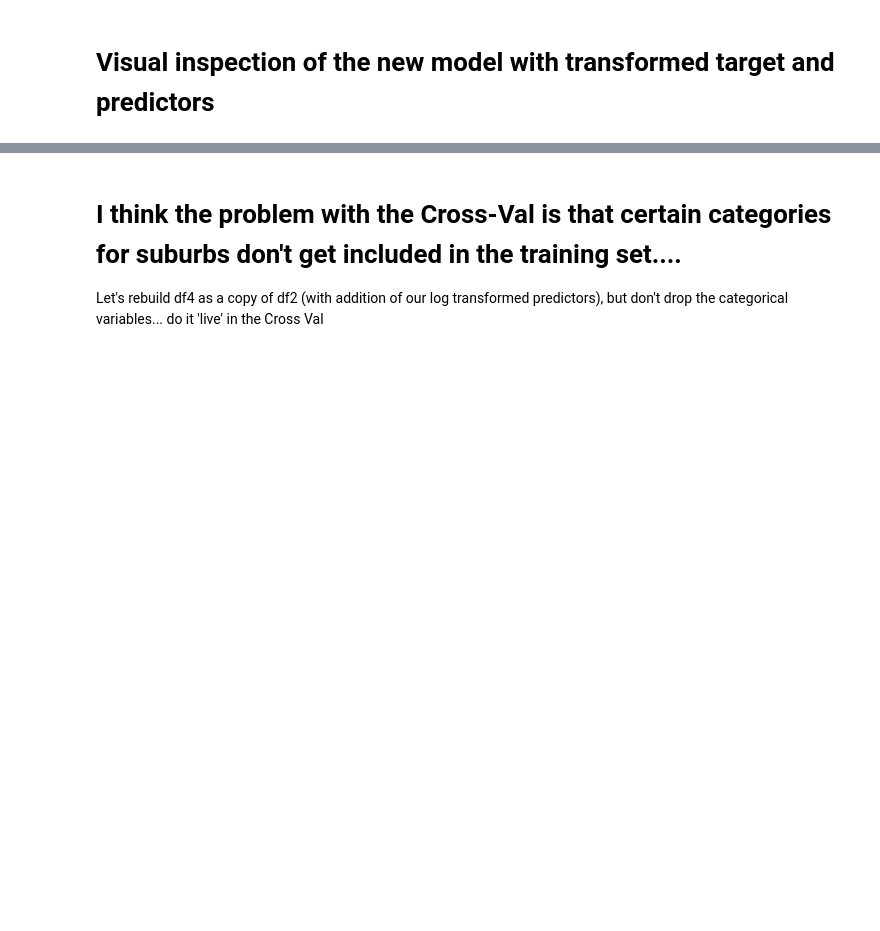
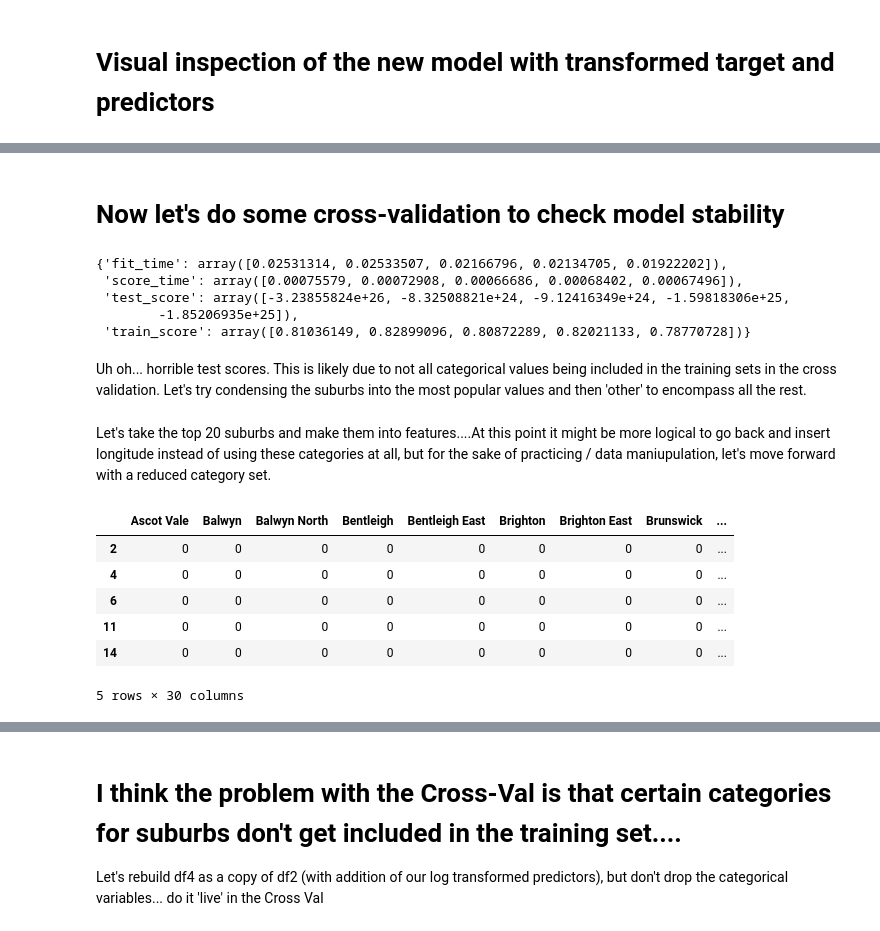
Before and after one commit to ryan-t-mitchell/thinkful_bootcamp, a Jupyter notebook: unit3_deeper_into_supervised_learning/3.1.4+Challenge+Linear+Regression+vs+KNN.ipynb, the cells around one changed output, grey strips where cells are left out. Saved outputs shown, nothing was run; the diff lists cells and outputs as text; code cells hidden in the pictures; blank space fills up the shorter version.

```diff
--- a/unit3_deeper_into_supervised_learning/3.1.4+Challenge+Linear+Regression+vs+KNN.ipynb
+++ b/unit3_deeper_into_supervised_learning/3.1.4+Challenge+Linear+Regression+vs+KNN.ipynb
@@ -519 +484,18 @@ plt.show()
 [figure]
+# %% [markdown]
+# Now let's do some cross-validation to check model stability
+# %%
+cross_validate(regr, X, Y, cv = 5, return_train_score=True)
+# %% [output]
+{'fit_time': array([0.02531314, 0.02533507, 0.02166796, 0.02134705, 0.01922202]),
+ 'score_time': array([0.00075579, 0.00072908, 0.00066686, 0.00068402, 0.00067496]),
+ 'test_score': array([-3.23855824e+26, -8.32508821e+24, -9.12416349e+24, -1.59818306e+25,
+        -1.85206935e+25]),
+ 'train_score': array([0.81036149, 0.82899096, 0.80872289, 0.82021133, 0.78770728])}
+# %% [markdown]
+Uh oh... horrible test scores. This is likely due to not all categorical values being included in the training sets in the cross validation. Let's try condensing the suburbs into the most popular values and then 'other' to encompass all the rest.
+# %%
+df_sort = df2.groupby('Suburb').count().reset_index()
+df_sort = df_sort.sort_values(by='Type',ascending=False).reset_index()
+# %% [markdown]
+Let's take the top 20 suburbs and make them into features....At this point it might be more logical to go back and insert longitude instead of using these categories at all, but for the sake of practicing / data maniupulation, let's move forward with a reduced category set.
@@ -519,0 +506,12 @@ plt.show()
+# %%
+# Take all of the other features from our prior dataframe and add the dummies for the reduced set of suburbs
+df_final = pd.concat([pd.get_dummies(df2.Suburb_Condensed), df4.loc[:, 'type_t':]], axis=1)
+df_final.head()
+# %% [output]
+|  | Ascot Vale | Balwyn | Balwyn North | Bentleigh | Bentleigh East | Brighton | Brighton East | Brunswick | ... |
+| 2 | 0 | 0 | 0 | 0 | 0 | 0 | 0 | 0 | ... |
+| 4 | 0 | 0 | 0 | 0 | 0 | 0 | 0 | 0 | ... |
+| 6 | 0 | 0 | 0 | 0 | 0 | 0 | 0 | 0 | ... |
+| 11 | 0 | 0 | 0 | 0 | 0 | 0 | 0 | 0 | ... |
+| 14 | 0 | 0 | 0 | 0 | 0 | 0 | 0 | 0 | ... |
+5 rows × 30 columns
```
Also changed, not shown: parts of 13 cells of this notebook.
